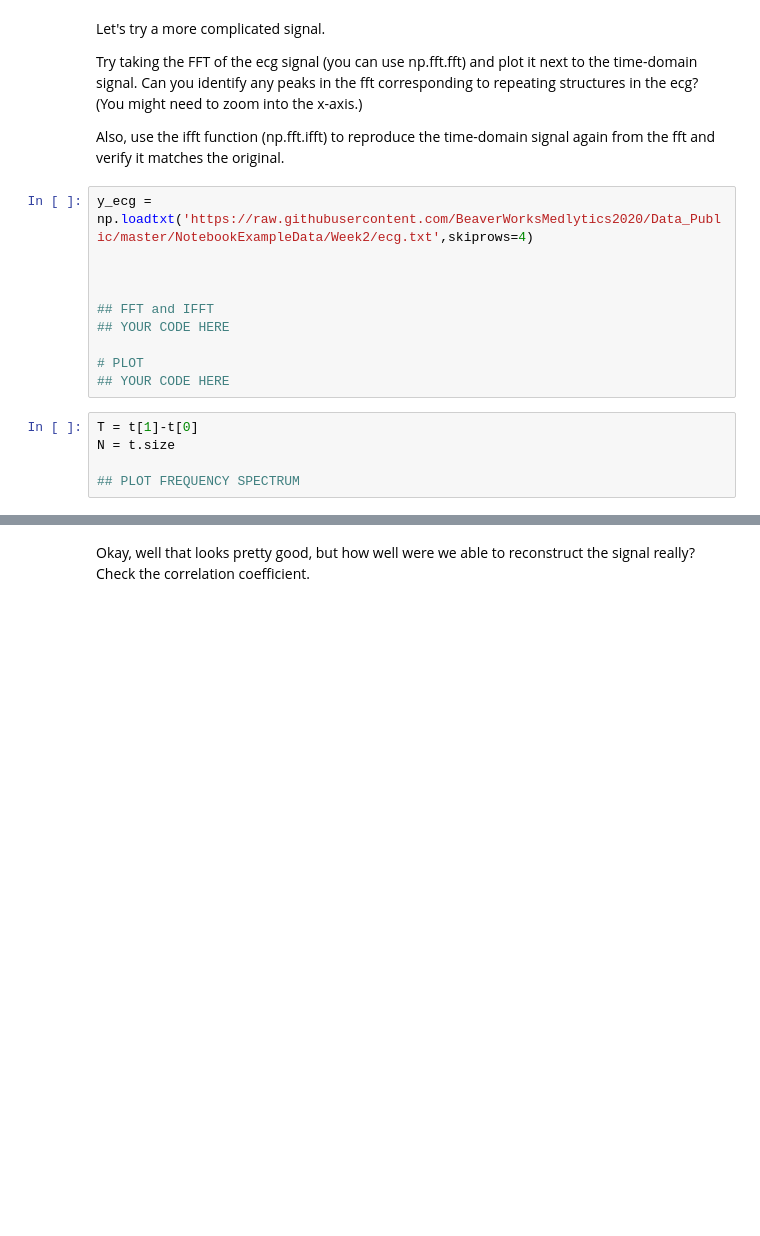
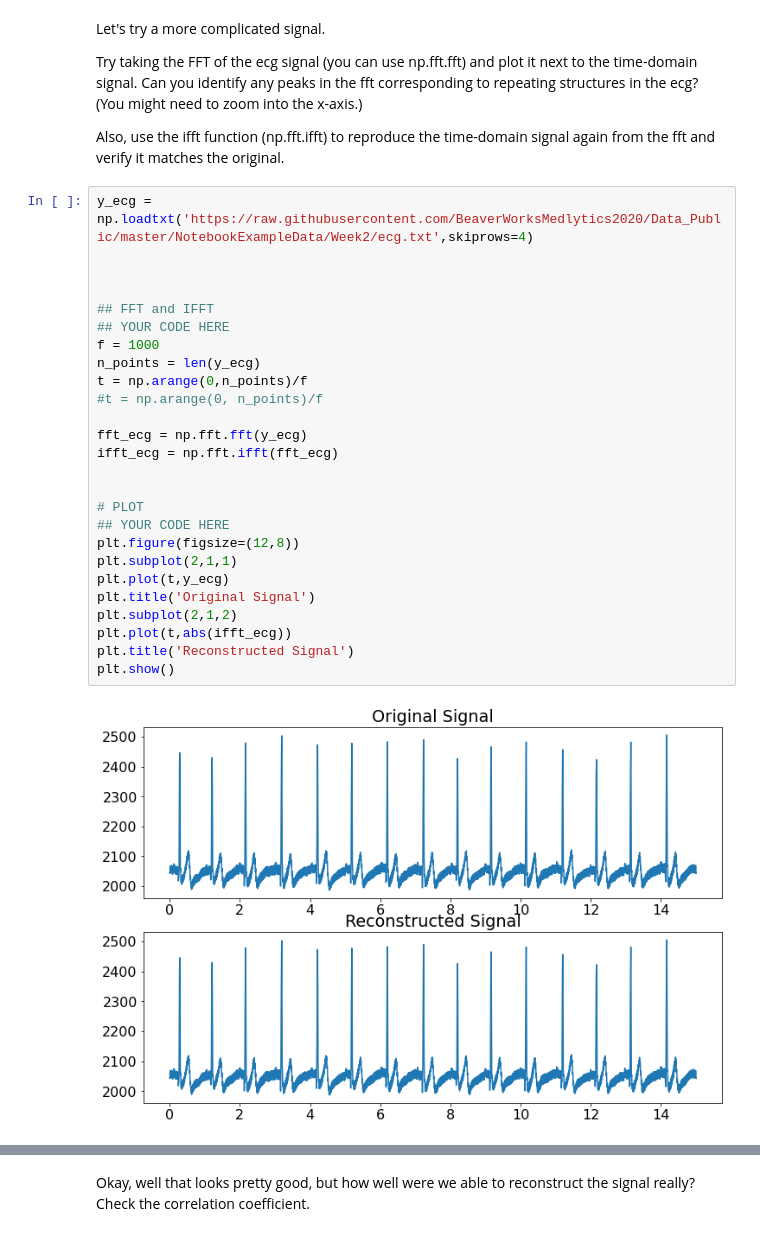
Before and after one commit to krafty-karen/Week2_Public, a Jupyter notebook: Notebooks/03_FourierTransforms/FourierTransforms_Exercises.ipynb, the cells around one changed output, grey strips where cells are left out. Drawn from its saved outputs; the diff is of its cells as text; blank space fills up the shorter version.

```diff
--- a/Notebooks/03_FourierTransforms/FourierTransforms_Exercises.ipynb
+++ b/Notebooks/03_FourierTransforms/FourierTransforms_Exercises.ipynb
@@ -113,15 +162,28 @@ Also, use the ifft function (np.fft.ifft) to reproduce the time-domain signal ag
 # %%
 y_ecg = np.loadtxt('https://raw.githubusercontent.com/BeaverWorksMedlytics2020/Data_Public/master/NotebookExampleData/Week2/ecg.txt',skiprows=4)
 
 
 
 ## FFT and IFFT
 ## YOUR CODE HERE
+f = 1000
+n_points = len(y_ecg)
+t = np.arange(0,n_points)/f
+#t = np.arange(0, n_points)/f
+
+fft_ecg = np.fft.fft(y_ecg)
+ifft_ecg = np.fft.ifft(fft_ecg)
+
 
 # PLOT
 ## YOUR CODE HERE
+plt.figure(figsize=(12,8))
+plt.subplot(2,1,1)
+plt.plot(t,y_ecg)
+plt.title('Original Signal')
+plt.subplot(2,1,2)
+plt.plot(t,abs(ifft_ecg))
+plt.title('Reconstructed Signal')
+plt.show()
+# %% [output]
+[figure, added]
-# %%
-T = t[1]-t[0]
-N = t.size
-
-## PLOT FREQUENCY SPECTRUM
```
Also changed, not shown: parts of 10 cells of this notebook.
